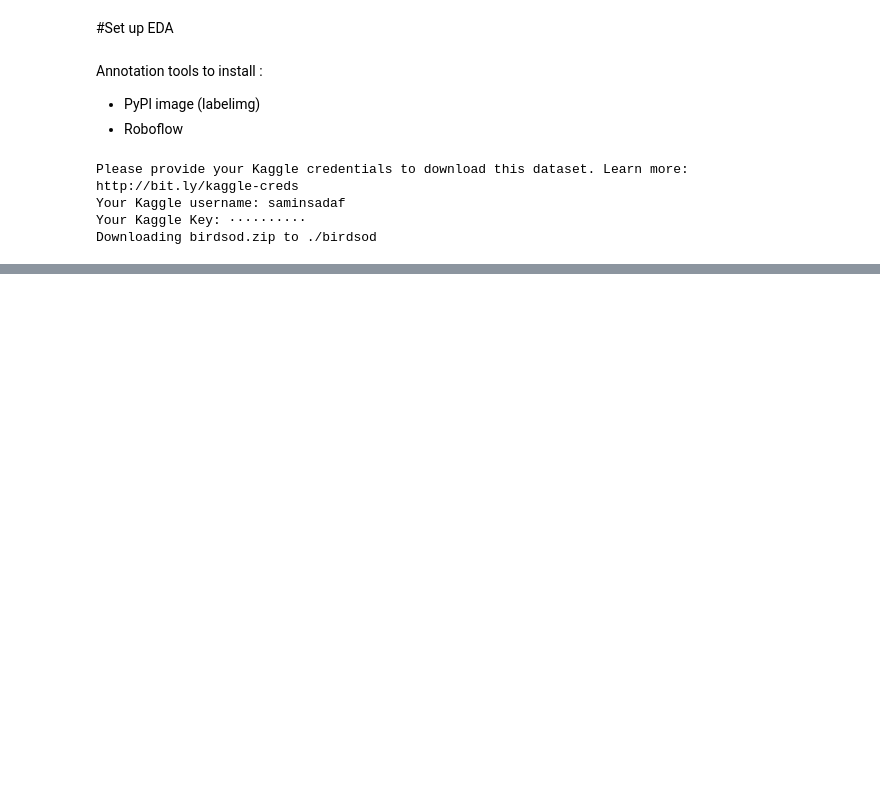
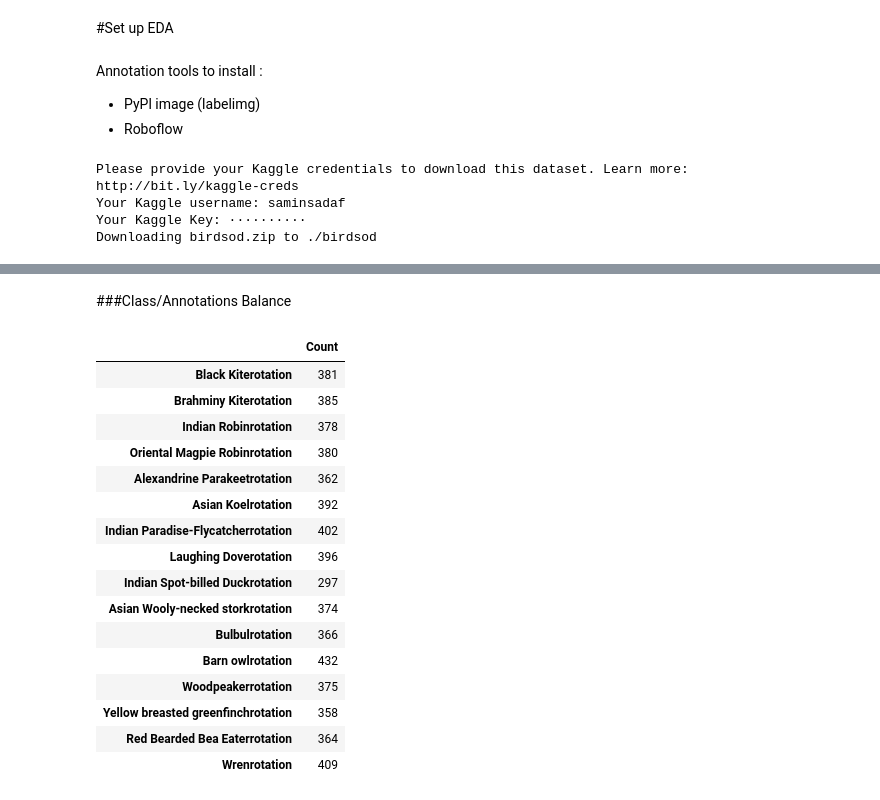
Before and after one commit to Samin-Sadaf7/MasteringObjectDetection, a Jupyter notebook: MasteringObjectDetection.ipynb, the cells around one changed output, grey strips where cells are left out. Drawn from its saved outputs; the diff is of its cells as text; code cells hidden in the pictures; blank space fills up the shorter version.

```diff
--- a/MasteringObjectDetection.ipynb
+++ b/MasteringObjectDetection.ipynb
@@ -119,0 +167,27 @@ Downloading birdsod.zip to ./birdsod
+# %% [markdown]
+###Class/Annotations Balance
+# %%
+# annotation output is the second element of the array of hwp_output
+annotations = ast.literal_eval(hwp_output[1])
+
+#Convert to a df object
+df_annotations = pd.DataFrame.from_dict(annotations, orient='index', columns=['Count'])
+df_annotations
+# %% [output]
+|  | Count |
+| Black Kiterotation | 381 |
+| Brahminy Kiterotation | 385 |
+| Indian Robinrotation | 378 |
+| Oriental Magpie Robinrotation | 380 |
+| Alexandrine Parakeetrotation | 362 |
+| Asian Koelrotation | 392 |
+| Indian Paradise-Flycatcherrotation | 402 |
+| Laughing Doverotation | 396 |
+| Indian Spot-billed Duckrotation | 297 |
+| Asian Wooly-necked storkrotation | 374 |
+| Bulbulrotation | 366 |
+| Barn owlrotation | 432 |
+| Woodpeakerrotation | 375 |
+| Yellow breasted greenfinchrotation | 358 |
+| Red Bearded Bea Eaterrotation | 364 |
+| Wrenrotation | 409 |
```
Also changed, not shown: parts of 6 cells of this notebook.
